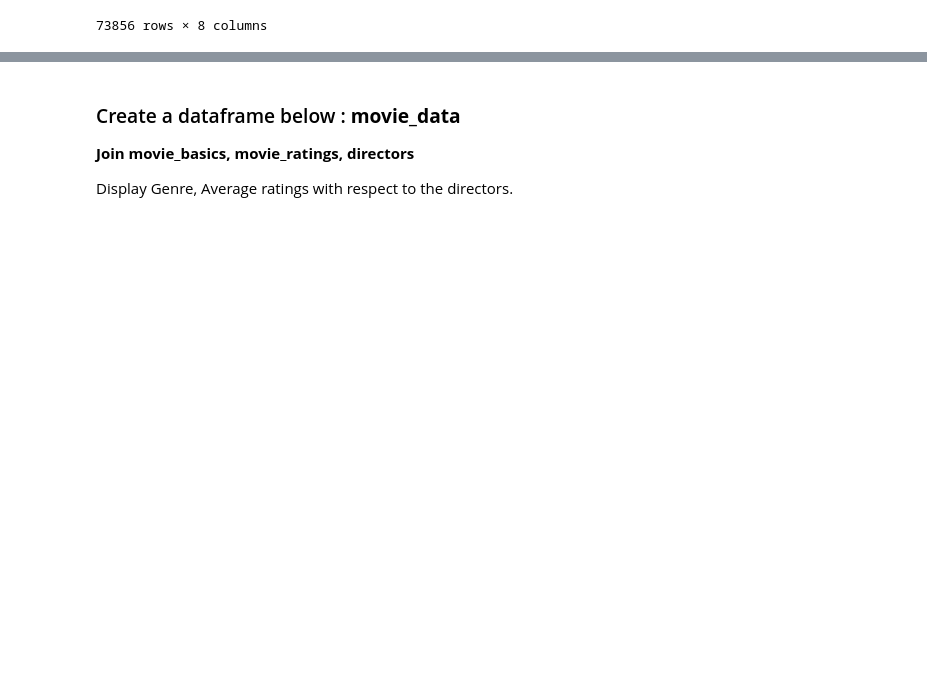
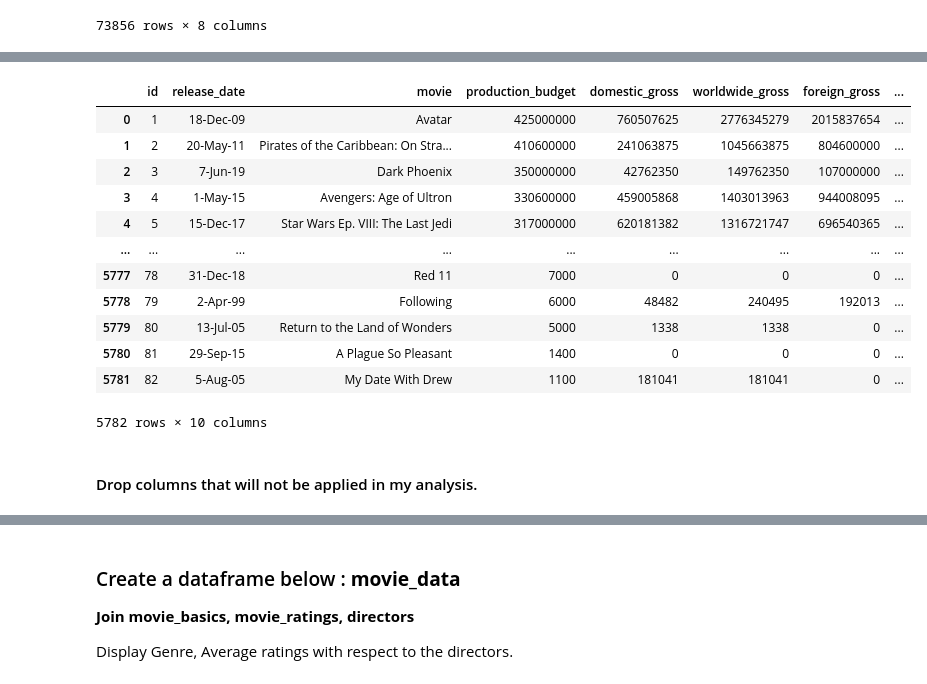
Before and after one commit to kamahTek/Studio_Afrik, a Jupyter notebook: studio_afrik.ipynb, the cells around one changed output, grey strips where cells are left out. Saved outputs shown, nothing was run; the diff lists cells and outputs as text; code cells hidden in the pictures; blank space fills up the shorter version.

```diff
--- a/studio_afrik.ipynb
+++ b/studio_afrik.ipynb
@@ -181,0 +463,30 @@ movie_details
+# %%
+# finance gross
+finance_df["foreign_gross"] = finance_df["worldwide_gross"] - finance_df["domestic_gross"]
+
+# domestic profit
+finance_df["domestic_profit"] = finance_df["domestic_gross"] - finance_df["production_budget"]
+
+# foreign profit
+finance_df["foreign_profit"] = finance_df["foreign_gross"] - finance_df["production_budget"]
+
+# net profit
+finance_df["net_profit"] = finance_df["worldwide_gross"] - finance_df["production_budget"]
+# %%
+finance_df
+# %% [output]
+|  | id | release_date | movie | production_budget | domestic_gross | worldwide_gross | foreign_gross | ... |
+| 0 | 1 | 18-Dec-09 | Avatar | 425000000 | 760507625 | 2776345279 | 2015837654 | ... |
+| 1 | 2 | 20-May-11 | Pirates of the Caribbean: On Stra... | 410600000 | 241063875 | 1045663875 | 804600000 | ... |
+| 2 | 3 | 7-Jun-19 | Dark Phoenix | 350000000 | 42762350 | 149762350 | 107000000 | ... |
+| 3 | 4 | 1-May-15 | Avengers: Age of Ultron | 330600000 | 459005868 | 1403013963 | 944008095 | ... |
+| 4 | 5 | 15-Dec-17 | Star Wars Ep. VIII: The Last Jedi | 317000000 | 620181382 | 1316721747 | 696540365 | ... |
+| ... | ... | ... | ... | ... | ... | ... | ... | ... |
+| 5777 | 78 | 31-Dec-18 | Red 11 | 7000 | 0 | 0 | 0 | ... |
+| 5778 | 79 | 2-Apr-99 | Following | 6000 | 48482 | 240495 | 192013 | ... |
+| 5779 | 80 | 13-Jul-05 | Return to the Land of Wonders | 5000 | 1338 | 1338 | 0 | ... |
+| 5780 | 81 | 29-Sep-15 | A Plague So Pleasant | 1400 | 0 | 0 | 0 | ... |
+| 5781 | 82 | 5-Aug-05 | My Date With Drew | 1100 | 181041 | 181041 | 0 | ... |
+5782 rows × 10 columns
+# %% [markdown]
+#### Drop columns that will not be applied in my analysis.
```
Also changed, not shown: parts of 36 cells of this notebook, 1 other file.
